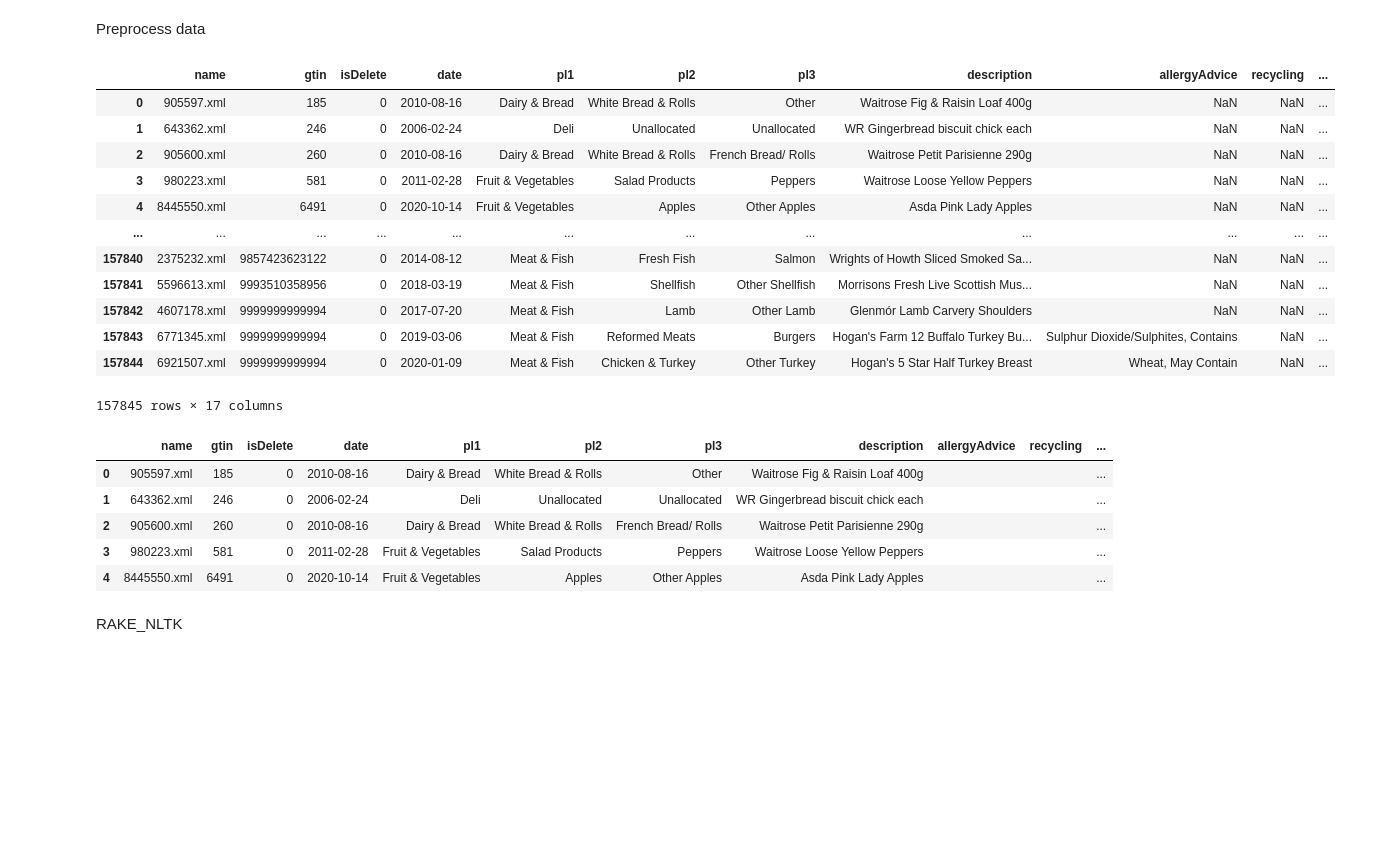
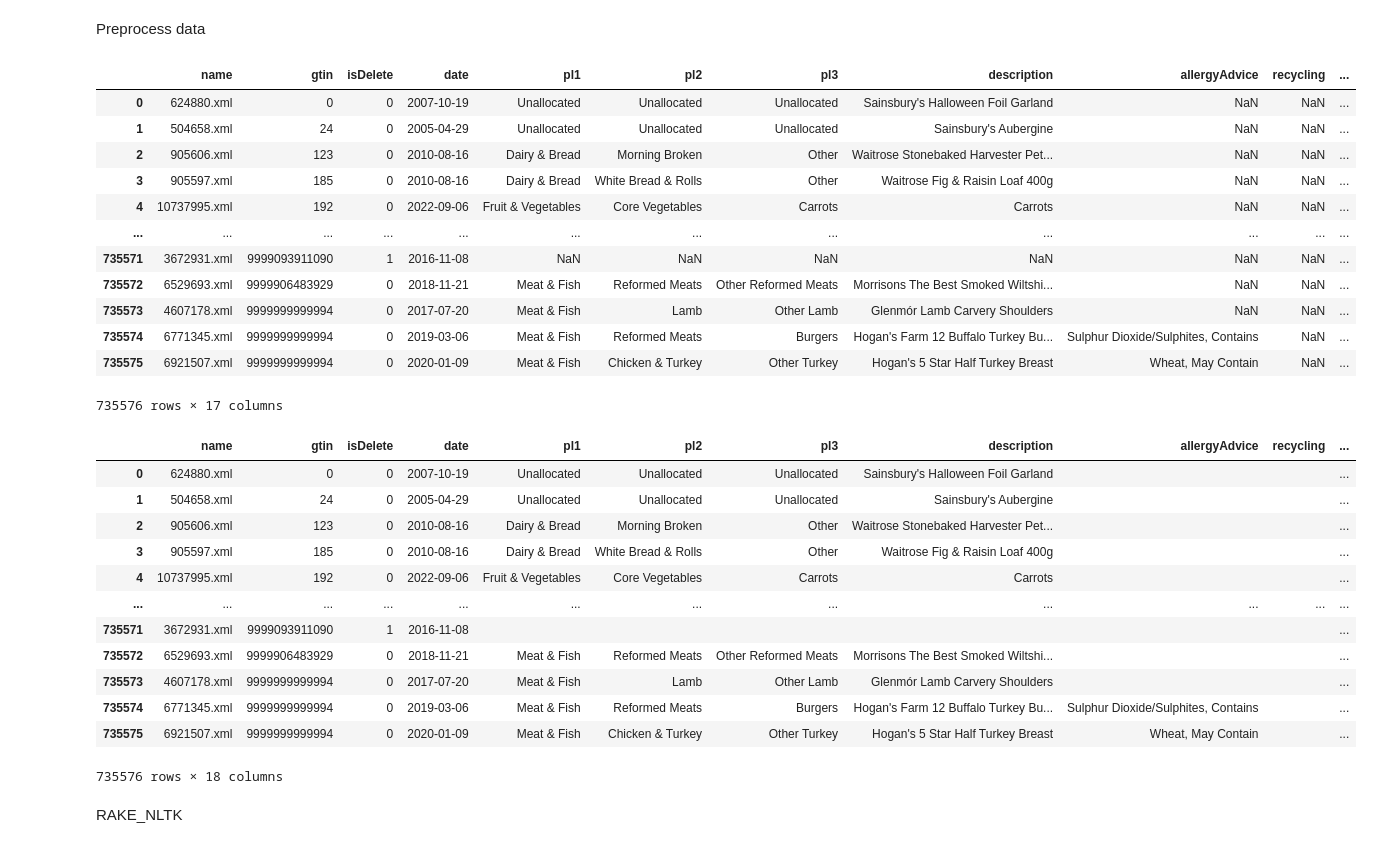
Before and after one commit to jacksim588/Keyphrase-Extraction, a Jupyter notebook: KeyPhrase Extraction Bulk.ipynb, the cells around one changed output. Cells and saved outputs as stored; diff of their text form; code cells hidden in the pictures; blank space fills up the shorter version.

Commit message:
bulk reload

```diff
--- a/KeyPhrase Extraction Bulk.ipynb
+++ b/KeyPhrase Extraction Bulk.ipynb
@@ -5,46 +5,58 @@ import pandas as pd
 from tqdm import tqdm
 import csv
 # %%
-brandbankExtract = r'Data\Bulk Extract.csv'
+brandbankExtract = r'Data/Bulk Extract Full.csv'
 # %%
 df = pd.read_csv(brandbankExtract)
 df
 # %% [output]
 |  | name | gtin | isDelete | date | pl1 | pl2 | pl3 | description | allergyAdvice | recycling | ... |
-| 0 | 905597.xml | 185 | 0 | 2010-08-16 | Dairy & Bread | White Bread & Rolls | Other | Waitrose Fig & Raisin Loaf 400g | NaN | NaN | ... |
-| 1 | 643362.xml | 246 | 0 | 2006-02-24 | Deli | Unallocated | Unallocated | WR Gingerbread biscuit chick each | NaN | NaN | ... |
-| 2 | 905600.xml | 260 | 0 | 2010-08-16 | Dairy & Bread | White Bread & Rolls | French Bread/ Rolls | Waitrose Petit Parisienne 290g | NaN | NaN | ... |
-| 3 | 980223.xml | 581 | 0 | 2011-02-28 | Fruit & Vegetables | Salad Products | Peppers | Waitrose Loose Yellow Peppers | NaN | NaN | ... |
-| 4 | 8445550.xml | 6491 | 0 | 2020-10-14 | Fruit & Vegetables | Apples | Other Apples | Asda Pink Lady Apples | NaN | NaN | ... |
+| 0 | 624880.xml | 0 | 0 | 2007-10-19 | Unallocated | Unallocated | Unallocated | Sainsbury's Halloween Foil Garland | NaN | NaN | ... |
+| 1 | 504658.xml | 24 | 0 | 2005-04-29 | Unallocated | Unallocated | Unallocated | Sainsbury's Aubergine | NaN | NaN | ... |
+| 2 | 905606.xml | 123 | 0 | 2010-08-16 | Dairy & Bread | Morning Broken | Other | Waitrose Stonebaked Harvester Pet... | NaN | NaN | ... |
+| 3 | 905597.xml | 185 | 0 | 2010-08-16 | Dairy & Bread | White Bread & Rolls | Other | Waitrose Fig & Raisin Loaf 400g | NaN | NaN | ... |
+| 4 | 10737995.xml | 192 | 0 | 2022-09-06 | Fruit & Vegetables | Core Vegetables | Carrots | Carrots | NaN | NaN | ... |
 | ... | ... | ... | ... | ... | ... | ... | ... | ... | ... | ... | ... |
-| 157840 | 2375232.xml | 9857423623122 | 0 | 2014-08-12 | Meat & Fish | Fresh Fish | Salmon | Wrights of Howth Sliced Smoked Sa... | NaN | NaN | ... |
-| 157841 | 5596613.xml | 9993510358956 | 0 | 2018-03-19 | Meat & Fish | Shellfish | Other Shellfish | Morrisons Fresh Live Scottish Mus... | NaN | NaN | ... |
-| 157842 | 4607178.xml | 9999999999994 | 0 | 2017-07-20 | Meat & Fish | Lamb | Other Lamb | Glenmór Lamb Carvery Shoulders | NaN | NaN | ... |
-| 157843 | 6771345.xml | 9999999999994 | 0 | 2019-03-06 | Meat & Fish | Reformed Meats | Burgers | Hogan's Farm 12 Buffalo Turkey Bu... | Sulphur Dioxide/Sulphites, Contains | NaN | ... |
-| 157844 | 6921507.xml | 9999999999994 | 0 | 2020-01-09 | Meat & Fish | Chicken & Turkey | Other Turkey | Hogan's 5 Star Half Turkey Breast | Wheat, May Contain | NaN | ... |
+| 735571 | 3672931.xml | 9999093911090 | 1 | 2016-11-08 | NaN | NaN | NaN | NaN | NaN | NaN | ... |
+| 735572 | 6529693.xml | 9999906483929 | 0 | 2018-11-21 | Meat & Fish | Reformed Meats | Other Reformed Meats | Morrisons The Best Smoked Wiltshi... | NaN | NaN | ... |
+| 735573 | 4607178.xml | 9999999999994 | 0 | 2017-07-20 | Meat & Fish | Lamb | Other Lamb | Glenmór Lamb Carvery Shoulders | NaN | NaN | ... |
+| 735574 | 6771345.xml | 9999999999994 | 0 | 2019-03-06 | Meat & Fish | Reformed Meats | Burgers | Hogan's Farm 12 Buffalo Turkey Bu... | Sulphur Dioxide/Sulphites, Contains | NaN | ... |
+| 735575 | 6921507.xml | 9999999999994 | 0 | 2020-01-09 | Meat & Fish | Chicken & Turkey | Other Turkey | Hogan's 5 Star Half Turkey Breast | Wheat, May Contain | NaN | ... |
-157845 rows × 17 columns
+735576 rows × 17 columns
 # %%
 df=df.fillna('')
-df = df[df['isDelete'] != 1]
+#df = df[df['isDelete'] != 1]
 df['text'] = df[[
     'description',
     'allergyAdvice',
     'recycling',
     'recycling_other',
     'brands',
     'marketing',
     'ingredients',
     'features',
     'storage',
     'preserves']].agg(' '.join, axis=1)
 
+df.loc[df['isDelete'] == 1, 'text'] = ''
+
 
 df['text'] = df['text'].str.lower()
-df.head()
+
+#df['text'] = df['text'].str.replace('\n', '', regex=True)
+
+df
 # %% [output]
 |  | name | gtin | isDelete | date | pl1 | pl2 | pl3 | description | allergyAdvice | recycling | ... |
-| 0 | 905597.xml | 185 | 0 | 2010-08-16 | Dairy & Bread | White Bread & Rolls | Other | Waitrose Fig & Raisin Loaf 400g |  |  | ... |
-| 1 | 643362.xml | 246 | 0 | 2006-02-24 | Deli | Unallocated | Unallocated | WR Gingerbread biscuit chick each |  |  | ... |
-| 2 | 905600.xml | 260 | 0 | 2010-08-16 | Dairy & Bread | White Bread & Rolls | French Bread/ Rolls | Waitrose Petit Parisienne 290g |  |  | ... |
-| 3 | 980223.xml | 581 | 0 | 2011-02-28 | Fruit & Vegetables | Salad Products | Peppers | Waitrose Loose Yellow Peppers |  |  | ... |
-| 4 | 8445550.xml | 6491 | 0 | 2020-10-14 | Fruit & Vegetables | Apples | Other Apples | Asda Pink Lady Apples |  |  | ... |
+| 0 | 624880.xml | 0 | 0 | 2007-10-19 | Unallocated | Unallocated | Unallocated | Sainsbury's Halloween Foil Garland |  |  | ... |
+| 1 | 504658.xml | 24 | 0 | 2005-04-29 | Unallocated | Unallocated | Unallocated | Sainsbury's Aubergine |  |  | ... |
+| 2 | 905606.xml | 123 | 0 | 2010-08-16 | Dairy & Bread | Morning Broken | Other | Waitrose Stonebaked Harvester Pet... |  |  | ... |
+| 3 | 905597.xml | 185 | 0 | 2010-08-16 | Dairy & Bread | White Bread & Rolls | Other | Waitrose Fig & Raisin Loaf 400g |  |  | ... |
+| 4 | 10737995.xml | 192 | 0 | 2022-09-06 | Fruit & Vegetables | Core Vegetables | Carrots | Carrots |  |  | ... |
+| ... | ... | ... | ... | ... | ... | ... | ... | ... | ... | ... | ... |
+| 735571 | 3672931.xml | 9999093911090 | 1 | 2016-11-08 |  |  |  |  |  |  | ... |
+| 735572 | 6529693.xml | 9999906483929 | 0 | 2018-11-21 | Meat & Fish | Reformed Meats | Other Reformed Meats | Morrisons The Best Smoked Wiltshi... |  |  | ... |
+| 735573 | 4607178.xml | 9999999999994 | 0 | 2017-07-20 | Meat & Fish | Lamb | Other Lamb | Glenmór Lamb Carvery Shoulders |  |  | ... |
+| 735574 | 6771345.xml | 9999999999994 | 0 | 2019-03-06 | Meat & Fish | Reformed Meats | Burgers | Hogan's Farm 12 Buffalo Turkey Bu... | Sulphur Dioxide/Sulphites, Contains |  | ... |
+| 735575 | 6921507.xml | 9999999999994 | 0 | 2020-01-09 | Meat & Fish | Chicken & Turkey | Other Turkey | Hogan's 5 Star Half Turkey Breast | Wheat, May Contain |  | ... |
+735576 rows × 18 columns
```
Also changed, not shown: parts of 8 cells of this notebook, 8 other files.
